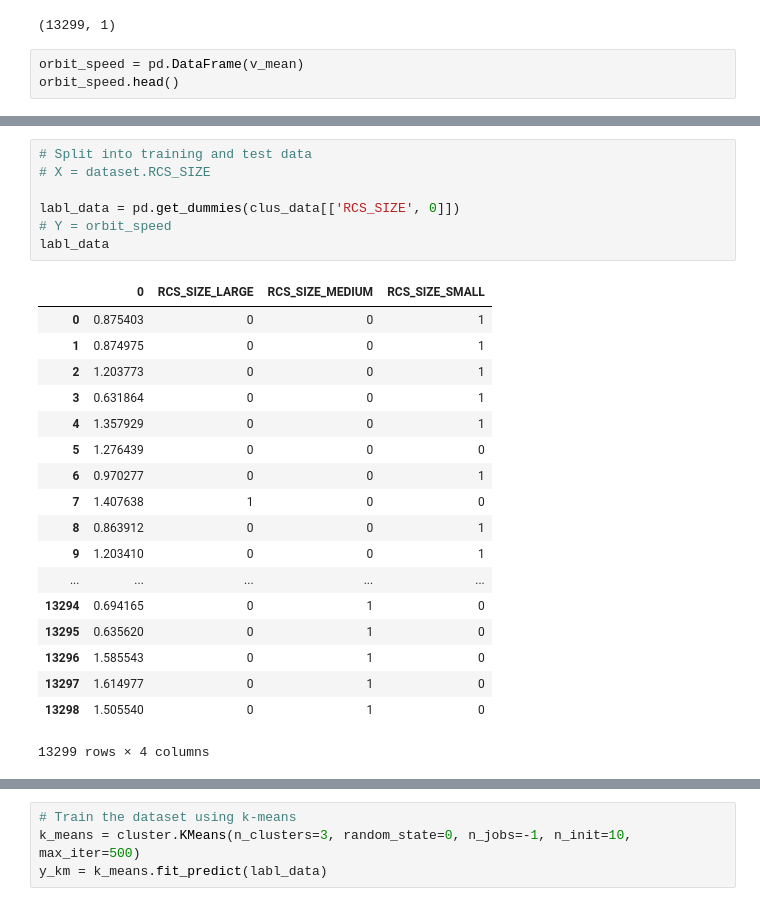
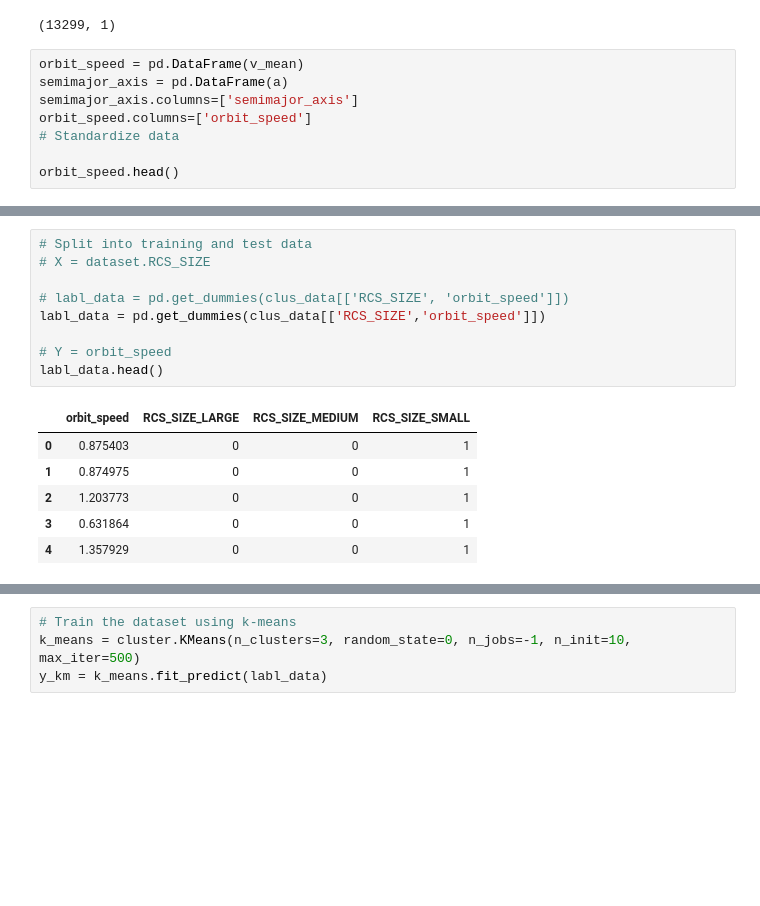
Before and after one commit to dkolosa/SpaceDebrisClassifier, a Jupyter notebook: SPclassifier.ipynb, the cells around one changed output, grey strips where cells are left out. Saved outputs shown, nothing was run; the diff lists cells and outputs as text; blank space fills up the shorter version.

```diff
--- a/SPclassifier.ipynb
+++ b/SPclassifier.ipynb
@@ -118,5 +126,10 @@ v_mean.shape
 (13299, 1)
 # %%
 orbit_speed = pd.DataFrame(v_mean)
+semimajor_axis = pd.DataFrame(a)
+semimajor_axis.columns=['semimajor_axis']
+orbit_speed.columns=['orbit_speed']
+# Standardize data
+
 orbit_speed.head()
 # %% [output]
@@ -178,26 +222,16 @@ ValueError: could not convert string to float: 'MEDIUM'
 # %%
 # Split into training and test data
 # X = dataset.RCS_SIZE
 
-labl_data = pd.get_dummies(clus_data[['RCS_SIZE', 0]])
+# labl_data = pd.get_dummies(clus_data[['RCS_SIZE', 'orbit_speed']])
+labl_data = pd.get_dummies(clus_data[['RCS_SIZE','orbit_speed']])
+
 # Y = orbit_speed
-labl_data
+labl_data.head()
 # %% [output]
-|  | 0 | RCS_SIZE_LARGE | RCS_SIZE_MEDIUM | RCS_SIZE_SMALL |
+|  | orbit_speed | RCS_SIZE_LARGE | RCS_SIZE_MEDIUM | RCS_SIZE_SMALL |
 | 0 | 0.875403 | 0 | 0 | 1 |
 | 1 | 0.874975 | 0 | 0 | 1 |
 | 2 | 1.203773 | 0 | 0 | 1 |
 | 3 | 0.631864 | 0 | 0 | 1 |
 | 4 | 1.357929 | 0 | 0 | 1 |
-| 5 | 1.276439 | 0 | 0 | 0 |
-| 6 | 0.970277 | 0 | 0 | 1 |
-| 7 | 1.407638 | 1 | 0 | 0 |
-| 8 | 0.863912 | 0 | 0 | 1 |
-| 9 | 1.203410 | 0 | 0 | 1 |
-| ... | ... | ... | ... | ... |
-| 13294 | 0.694165 | 0 | 1 | 0 |
-| 13295 | 0.635620 | 0 | 1 | 0 |
-| 13296 | 1.585543 | 0 | 1 | 0 |
-| 13297 | 1.614977 | 0 | 1 | 0 |
-| 13298 | 1.505540 | 0 | 1 | 0 |
-13299 rows × 4 columns
```
Also changed, not shown: parts of 28 cells of this notebook, 7 other files.
